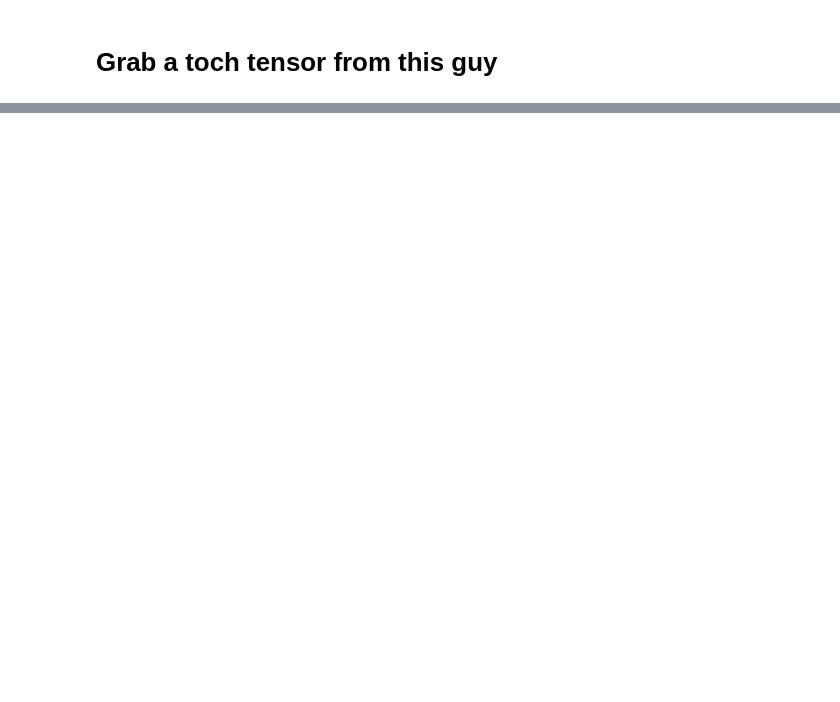
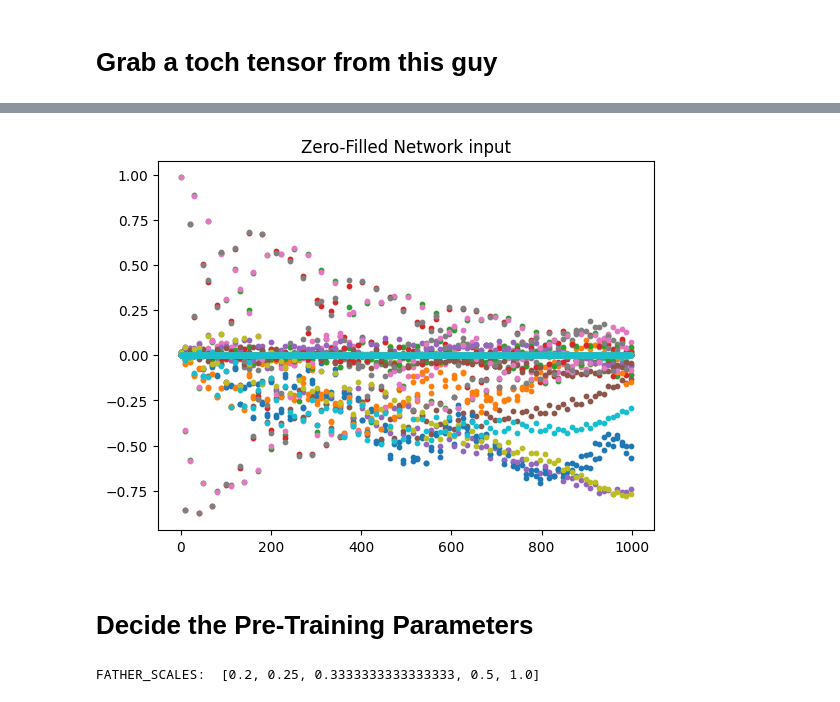
Before and after one commit to VarunGorti/CurveFitting-DIP, a Jupyter notebook: Self_Supervision.ipynb, the cells around one changed output, grey strips where cells are left out. Drawn from its saved outputs; the diff is of its cells as text; code cells hidden in the pictures; blank space fills up the shorter version.

```diff
--- a/Self_Supervision.ipynb
+++ b/Self_Supervision.ipynb
@@ -74,0 +93,5 @@ plt.show()
+# %%
+z_test = torch.clone(x_test)
+z_test[:, :, MISSING_INDS_GT] = 0
+
+print("z_test shape: ", z_test.shape)
@@ -74,0 +120,18 @@ plt.show()
+# %%
+plt.figure()
+for i in range(z_test.shape[1]//2):
+    plt.scatter(np.arange(z_test.shape[-1]), z_test[0, 2*i], label=str(i)+" Re", s=10)
+    plt.scatter(np.arange(z_test.shape[-1]), z_test[0, 2*i+1], label=str(i)+" Im", s=10)
+plt.title("Zero-Filled Network input")
+plt.show()
+# %% [output]
+[figure, added]
+# %% [markdown]
+# Decide the Pre-Training Parameters
+# %%
+NUM_SCALES = 5
+FATHER_SCALES = [1/i for i in range(1, NUM_SCALES+1)][::-1]
+
+print("FATHER_SCALES: ", FATHER_SCALES)
+# %% [output]
+FATHER_SCALES:  [0.2, 0.25, 0.3333333333333333, 0.5, 1.0]
```
Also changed, not shown: parts of 22 cells of this notebook.
